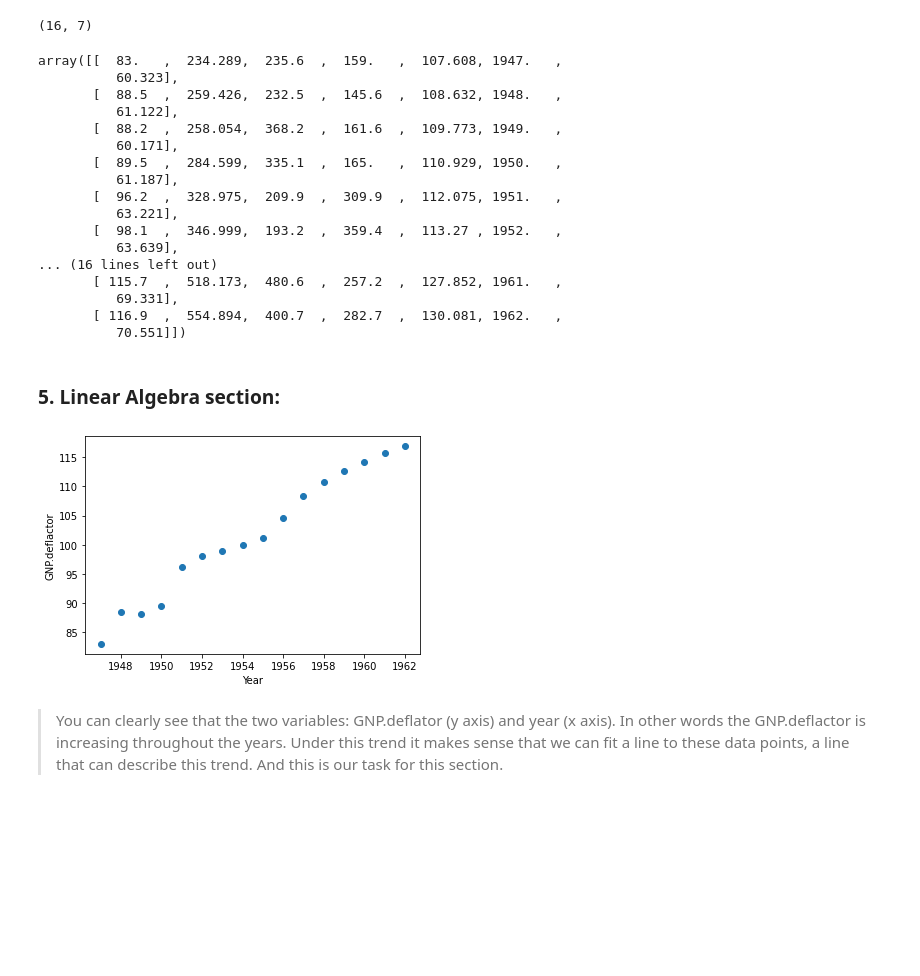
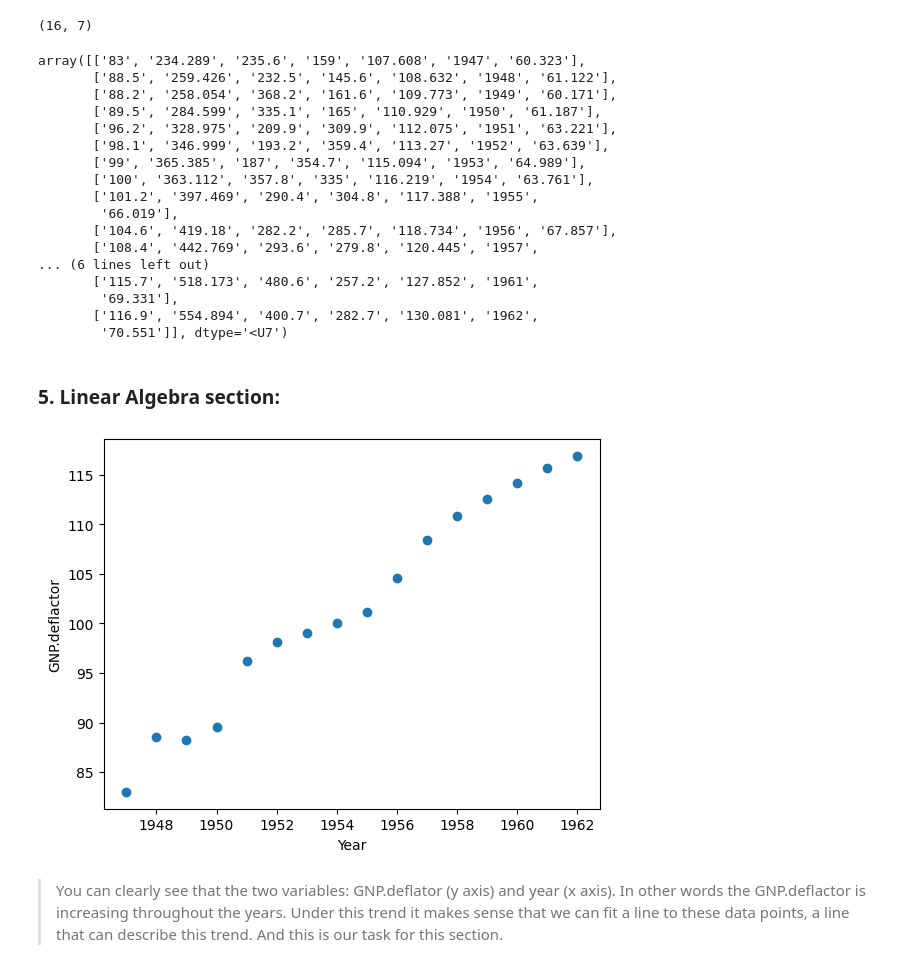
Before and after one commit to pblazq/prep_unit_project, a Jupyter notebook: experiment.ipynb, the cells around one changed output. Drawn from its saved outputs; the diff is of its cells as text; code cells hidden in the pictures; blank space fills up the shorter version.

```diff
--- a/experiment.ipynb
+++ b/experiment.ipynb
@@ -106,7 +106,7 @@ We will be executing mathematical operations on these values and hence we need t
 # %%
 # To-Do convert to an ndarray of floats by calling the function convert_to_floats from the utils file
 # make sure to set some requirements in that function before you call it here
-data =
+data = np.array(rows)
 # %%
 # let's check the shape
 data.shape
@@ -116,23 +116,23 @@ data.shape
 # Let's see the format
 data
 # %% [output]
-array([[  83.   ,  234.289,  235.6  ,  159.   ,  107.608, 1947.   ,
-          60.323],
-       [  88.5  ,  259.426,  232.5  ,  145.6  ,  108.632, 1948.   ,
-          61.122],
-       [  88.2  ,  258.054,  368.2  ,  161.6  ,  109.773, 1949.   ,
-          60.171],
-       [  89.5  ,  284.599,  335.1  ,  165.   ,  110.929, 1950.   ,
-          61.187],
-       [  96.2  ,  328.975,  209.9  ,  309.9  ,  112.075, 1951.   ,
-          63.221],
-       [  98.1  ,  346.999,  193.2  ,  359.4  ,  113.27 , 1952.   ,
-          63.639],
-... (16 lines left out)
-       [ 115.7  ,  518.173,  480.6  ,  257.2  ,  127.852, 1961.   ,
-          69.331],
-       [ 116.9  ,  554.894,  400.7  ,  282.7  ,  130.081, 1962.   ,
-          70.551]])
+array([['83', '234.289', '235.6', '159', '107.608', '1947', '60.323'],
+       ['88.5', '259.426', '232.5', '145.6', '108.632', '1948', '61.122'],
+       ['88.2', '258.054', '368.2', '161.6', '109.773', '1949', '60.171'],
+       ['89.5', '284.599', '335.1', '165', '110.929', '1950', '61.187'],
+       ['96.2', '328.975', '209.9', '309.9', '112.075', '1951', '63.221'],
+       ['98.1', '346.999', '193.2', '359.4', '113.27', '1952', '63.639'],
+       ['99', '365.385', '187', '354.7', '115.094', '1953', '64.989'],
+       ['100', '363.112', '357.8', '335', '116.219', '1954', '63.761'],
+       ['101.2', '397.469', '290.4', '304.8', '117.388', '1955',
+        '66.019'],
+       ['104.6', '419.18', '282.2', '285.7', '118.734', '1956', '67.857'],
+       ['108.4', '442.769', '293.6', '279.8', '120.445', '1957',
+... (6 lines left out)
+       ['115.7', '518.173', '480.6', '257.2', '127.852', '1961',
+        '69.331'],
+       ['116.9', '554.894', '400.7', '282.7', '130.081', '1962',
+        '70.551']], dtype='<U7')
 # %% [markdown]
 ### 5. Linear Algebra section: <a id='algebra'></a>
 # %%
@@ -141,10 +141,12 @@ x, y =  data[:,5],data[:, 0]
 # %%
 pyplot.scatter(x, y)
 pyplot.xlabel("Year")
 pyplot.ylabel("GNP.deflactor")
+# define a sequence of inputs between the smallest and largest known inputs
+x_line = arange(min(x), max(x), 1)
 pyplot.show()
 # %% [output]
-[figure, old version]
+[figure, new version]
 # %% [markdown]
 > You can clearly see that the two variables: GNP.deflator (y axis) and year (x axis). In other words the GNP.deflactor is increasing throughout the years.
 Under this trend it makes sense that we can fit a line to these data points, a line that can describe this trend. And this is our task for this section.
```
Also changed, not shown: parts of 5 cells of this notebook, 1 other file.
